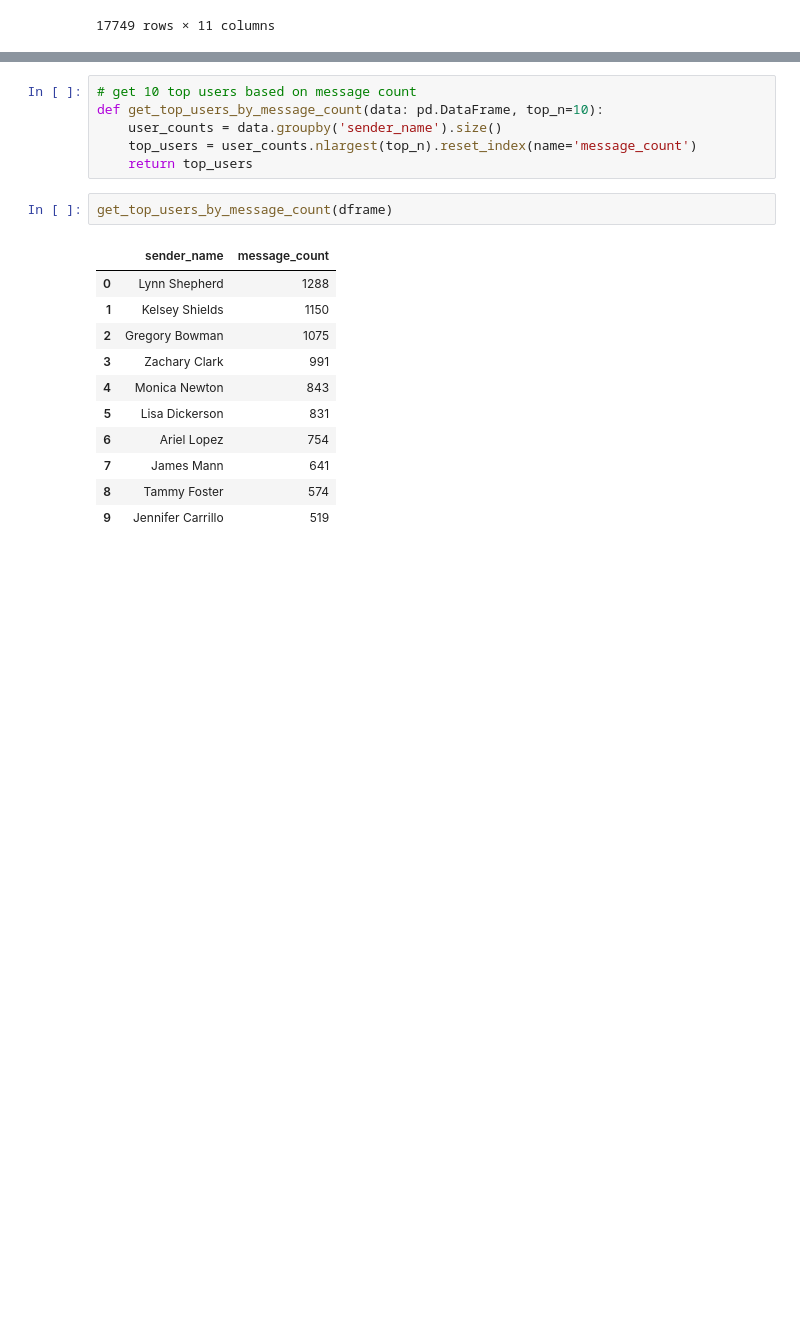
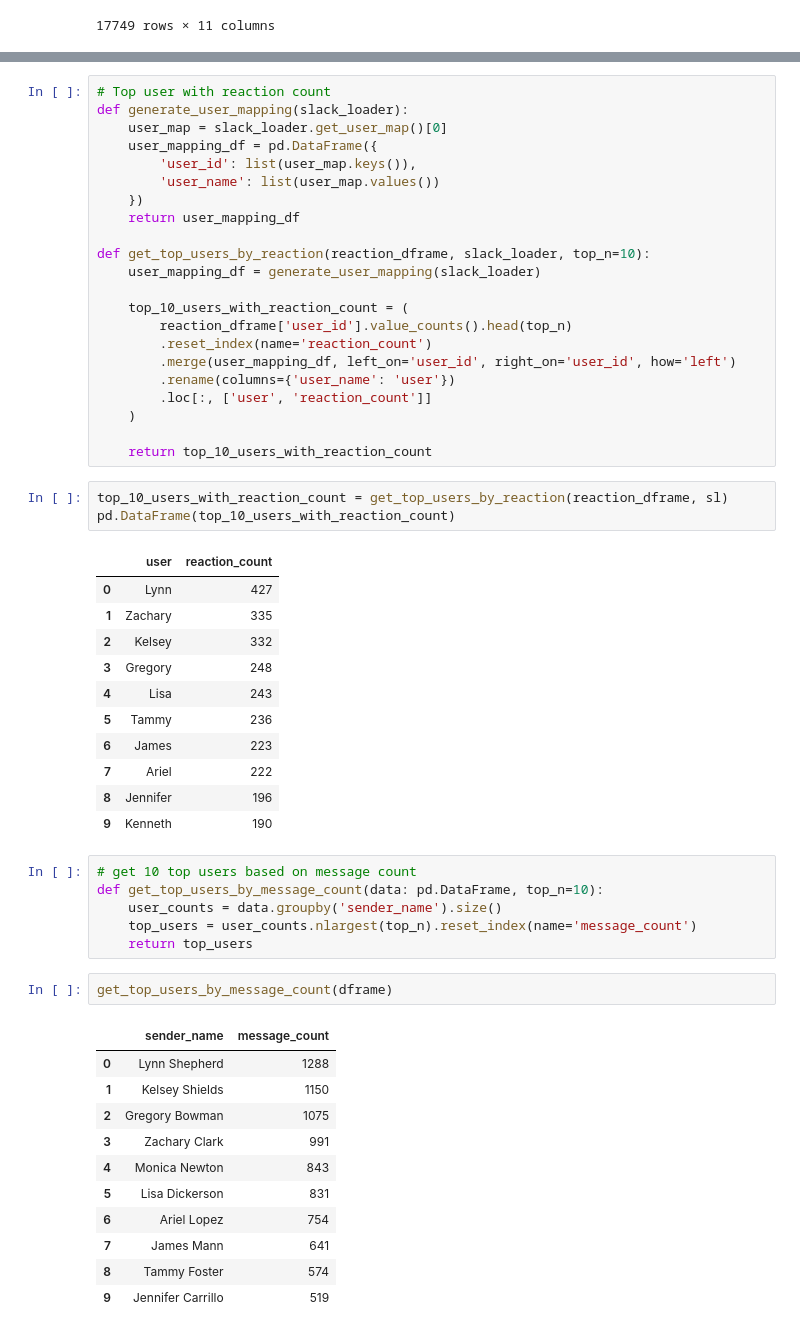
Before and after one commit to Azizadx/nasrallah-week0_10academy, a Jupyter notebook: notebooks/parse_slack_data.ipynb, the cells around one changed output, grey strips where cells are left out. Drawn from its saved outputs; the diff is of its cells as text; blank space fills up the shorter version.

```diff
--- a/notebooks/parse_slack_data.ipynb
+++ b/notebooks/parse_slack_data.ipynb
@@ -462,3 +397,40 @@ plot_top_users_with_lowest_replies(dframe)
+# %%
+# Top user with reaction count
+def generate_user_mapping(slack_loader):
+    user_map = slack_loader.get_user_map()[0]
+    user_mapping_df = pd.DataFrame({
+        'user_id': list(user_map.keys()),
+        'user_name': list(user_map.values())
+    })
+    return user_mapping_df
+
+def get_top_users_by_reaction(reaction_dframe, slack_loader, top_n=10):
+    user_mapping_df = generate_user_mapping(slack_loader)
+
+    top_10_users_with_reaction_count = (
+        reaction_dframe['user_id'].value_counts().head(top_n)
+        .reset_index(name='reaction_count')
+        .merge(user_mapping_df, left_on='user_id', right_on='user_id', how='left')
+        .rename(columns={'user_name': 'user'})
+        .loc[:, ['user', 'reaction_count']]
+    )
+
+    return top_10_users_with_reaction_count
+# %%
+top_10_users_with_reaction_count = get_top_users_by_reaction(reaction_dframe, sl)
+pd.DataFrame(top_10_users_with_reaction_count)
+# %% [output]
+|  | user | reaction_count |
+| 0 | Lynn | 427 |
+| 1 | Zachary | 335 |
+| 2 | Kelsey | 332 |
+| 3 | Gregory | 248 |
+| 4 | Lisa | 243 |
+| 5 | Tammy | 236 |
+| 6 | James | 223 |
+| 7 | Ariel | 222 |
+| 8 | Jennifer | 196 |
+| 9 | Kenneth | 190 |
 # %%
 # get 10 top users based on message count
 def get_top_users_by_message_count(data: pd.DataFrame, top_n=10):
```
Also changed, not shown: parts of 46 cells of this notebook, 10 other files.
